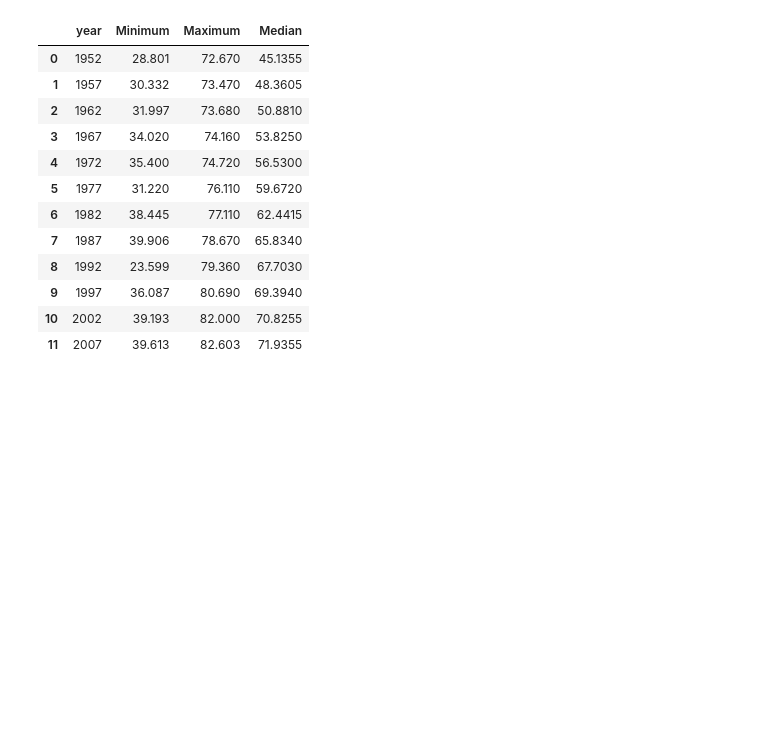
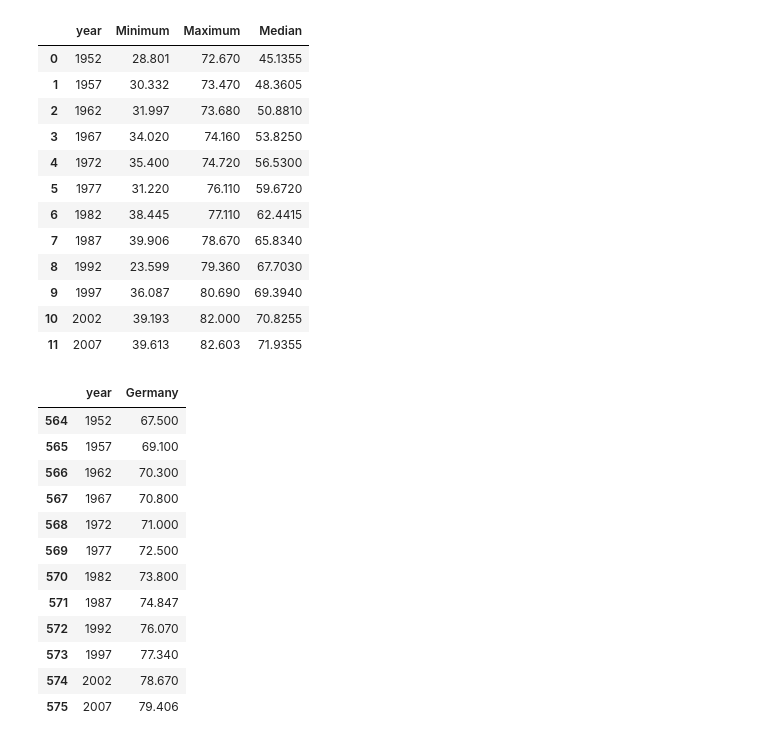
Before and after one commit to huongngxy/excercises_python_WiSe2024, a Jupyter notebook: 20241128_Pandas 2.ipynb, the cells around one changed output. Saved outputs shown, nothing was run; the diff lists cells and outputs as text; code cells hidden in the pictures; blank space fills up the shorter version.

```diff
--- a/20241128_Pandas 2.ipynb
+++ b/20241128_Pandas 2.ipynb
@@ -305,3 +286,20 @@ df_p1
 | 9 | 1997 | 36.087 | 80.690 | 69.3940 |
 | 10 | 2002 | 39.193 | 82.000 | 70.8255 |
 | 11 | 2007 | 39.613 | 82.603 | 71.9355 |
+# %%
+df_p2 = df_gapminder[df_gapminder.country == "Germany"][['year','lifeExp']].rename(columns = {"lifeExp":'Germany'})
+df_p2
+# %% [output]
+|  | year | Germany |
+| 564 | 1952 | 67.500 |
+| 565 | 1957 | 69.100 |
+| 566 | 1962 | 70.300 |
+| 567 | 1967 | 70.800 |
+| 568 | 1972 | 71.000 |
+| 569 | 1977 | 72.500 |
+| 570 | 1982 | 73.800 |
+| 571 | 1987 | 74.847 |
+| 572 | 1992 | 76.070 |
+| 573 | 1997 | 77.340 |
+| 574 | 2002 | 78.670 |
+| 575 | 2007 | 79.406 |
```
Also changed, not shown: parts of 14 cells of this notebook, 1 other file.
